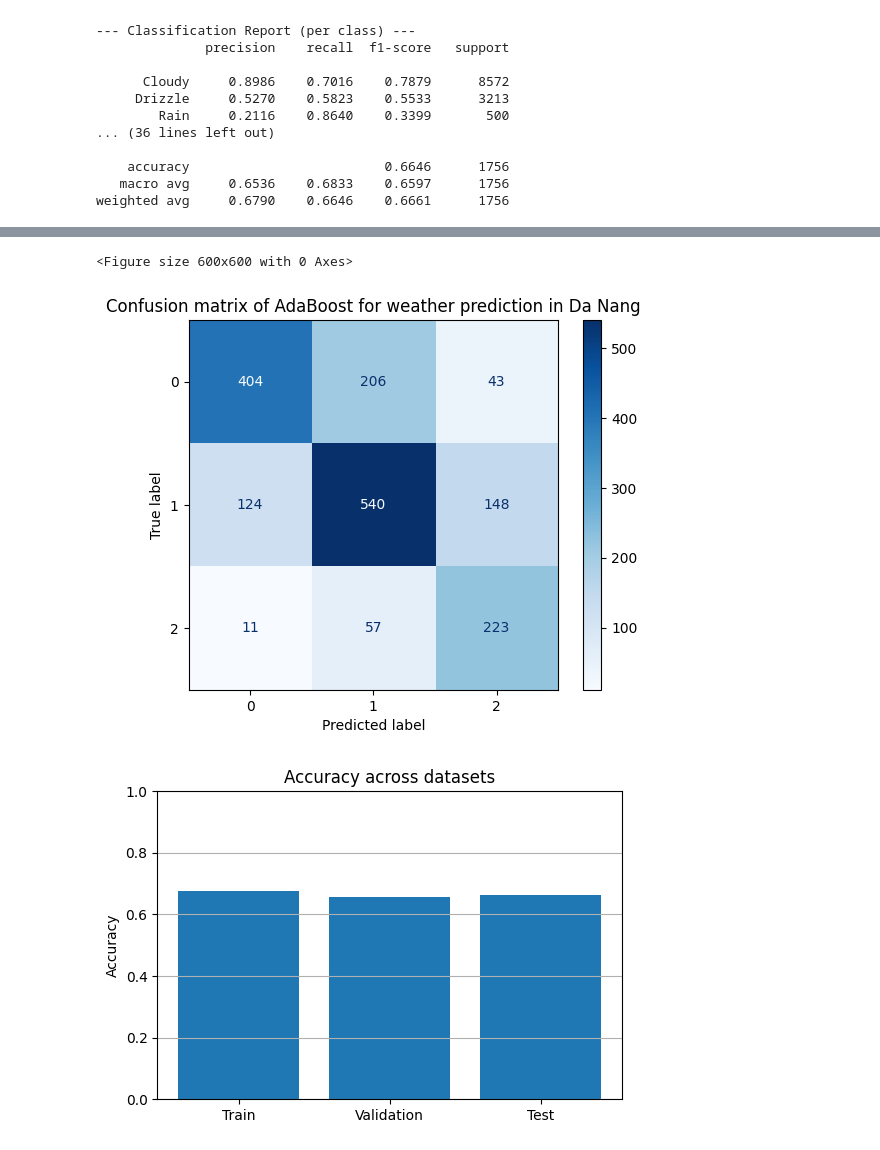
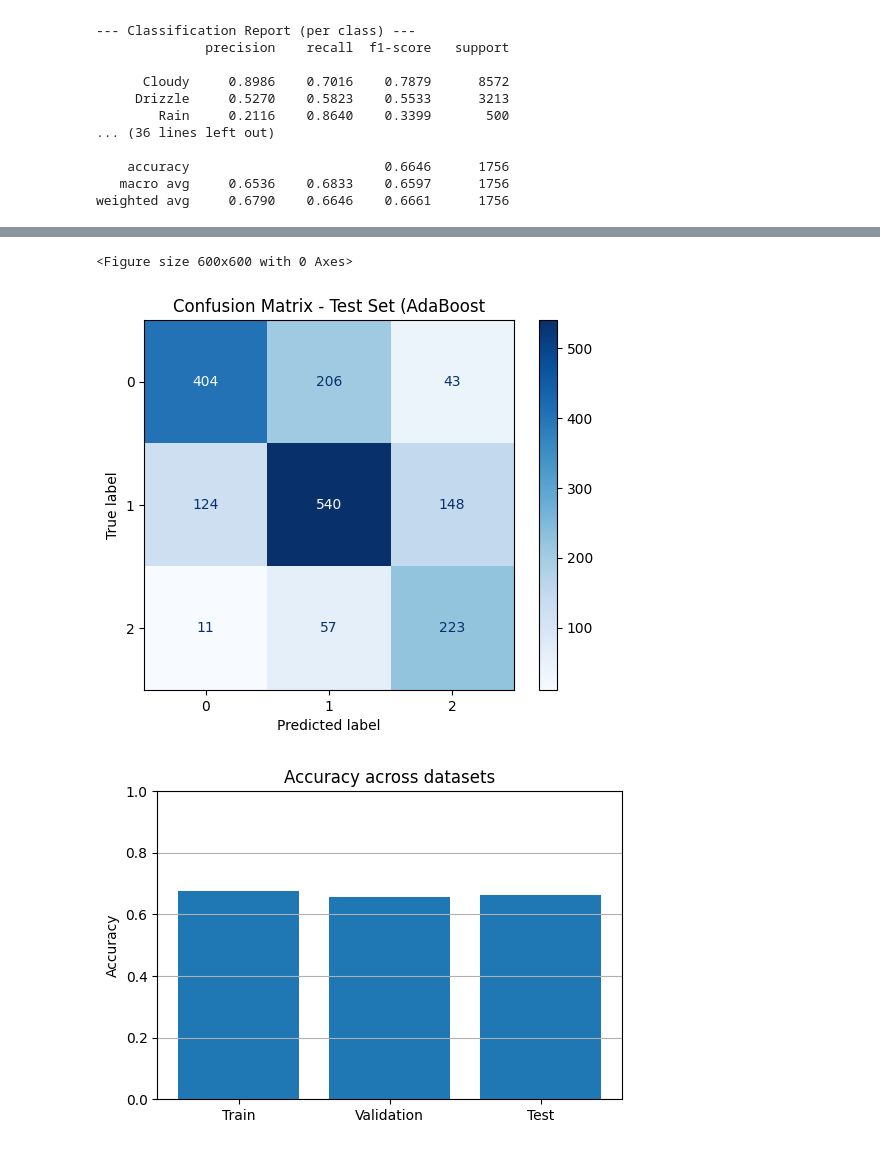
Before and after one commit to MinhHien2004/KHDL, a Jupyter notebook: AdaBoost.ipynb, the cells around one changed output, grey strips where cells are left out. Cells and saved outputs as stored; diff of their text form; code cells hidden in the pictures.

```diff
--- a/AdaBoost.ipynb
+++ b/AdaBoost.ipynb
@@ -163,19 +195,19 @@ weighted avg     0.6790    0.6646    0.6661      1756
 # %%
-# 10. Vẽ ma trận nhầm lẫn
+#  Vẽ ma trận nhầm lẫn trên tập test
 cm = confusion_matrix(y_test, y_test_pred, labels= labels)
 
 display = ConfusionMatrixDisplay(
     confusion_matrix= cm,
     display_labels= labels
 )
 
 plt.figure(figsize= (6,6))
 display.plot(cmap= plt.cm.Blues, values_format= "d")
-plt.title("Confusion matrix of AdaBoost for weather prediction in Da Nang")
+plt.title("Confusion Matrix - Test Set (AdaBoost")
 plt.show()
 # %% [output]
 <Figure size 600x600 with 0 Axes>
-[figure, old version]
+[figure, new version]
 # %%
 sets = ["Train", "Validation", "Test"]
 accuracies = [
```
Also changed, not shown: parts of 2 cells of this notebook.
